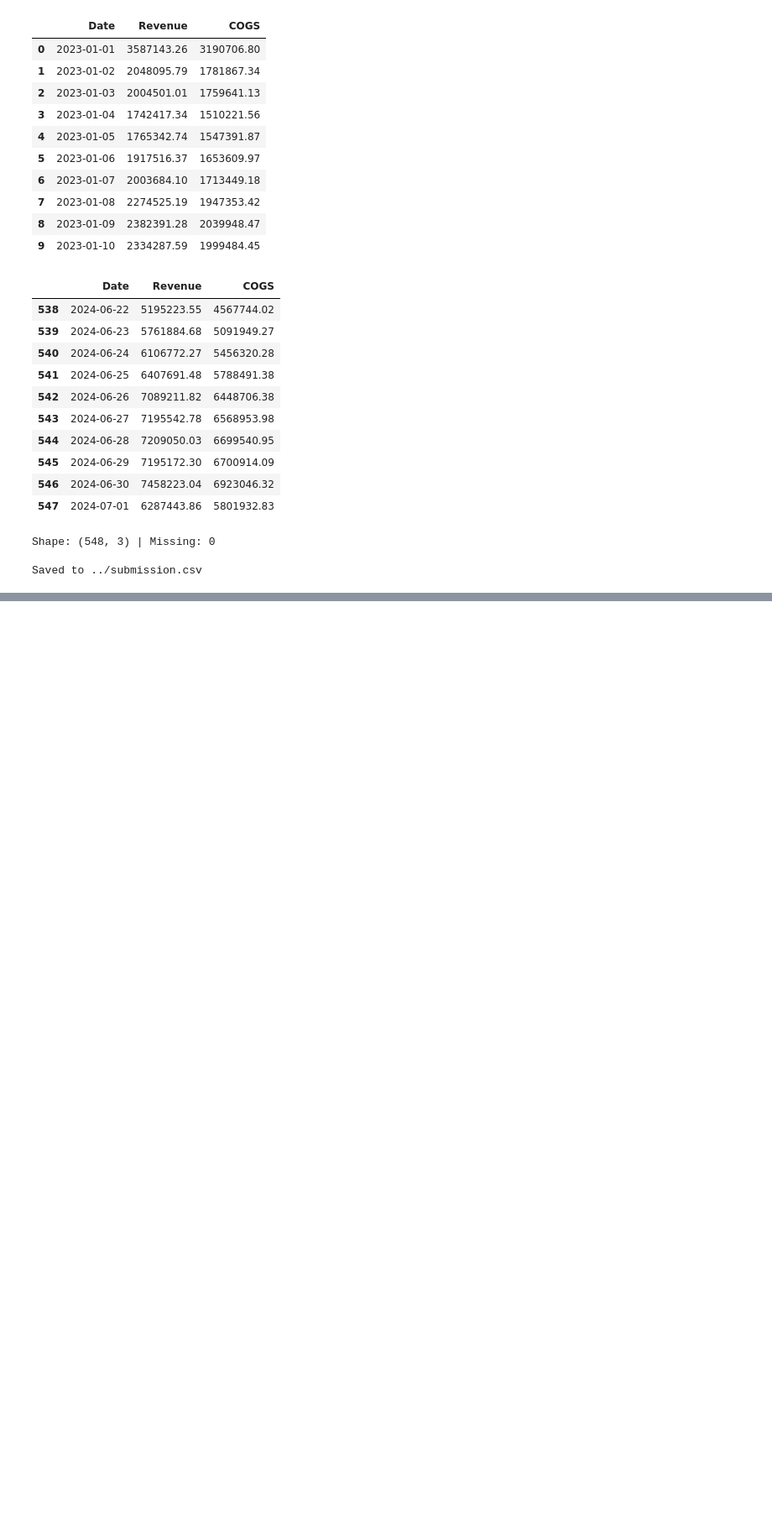
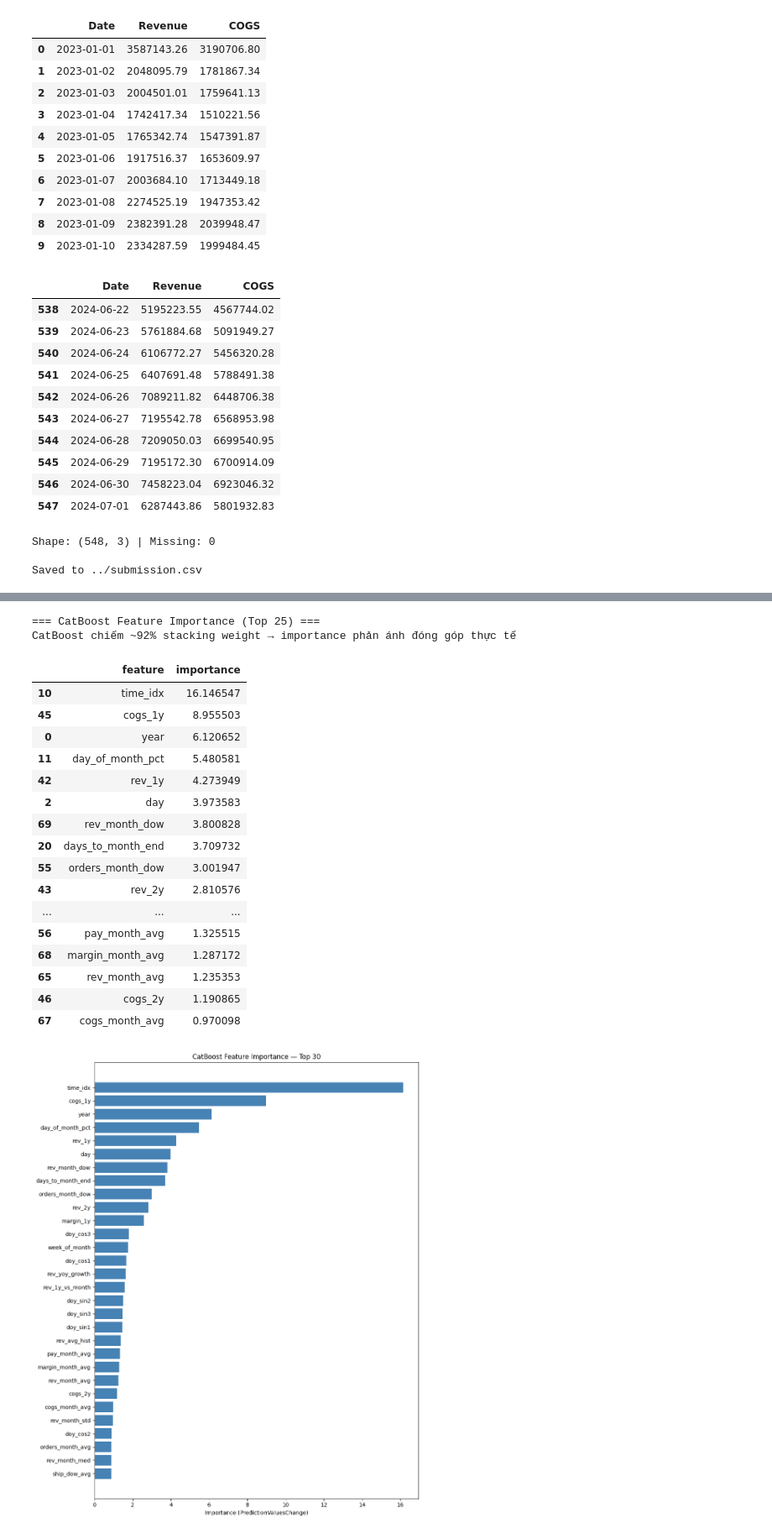
Before and after one commit to thangnguyennbk-sys/HCMUS.RICONS---Datathon, a Jupyter notebook: 03_modelling/part3.ipynb, the cells around one changed output, grey strips where cells are left out. Shown at 84% size. Drawn from its saved outputs; the diff is of its cells as text; code cells hidden in the pictures; blank space fills up the shorter version.

```diff
--- a/03_modelling/part3.ipynb
+++ b/03_modelling/part3.ipynb
@@ -445,6 +500,17 @@ def create_features(df, sales_full, min_date):
     df["rev_month_med"] = df["month"].map(rev_month_med)
 
 
+
+    # NEW: merge analysis features
+    df["pv_month"] = df["month"].map(pv_month_avg)
+    df["pv_dow"] = df["dayofweek"].map(pv_dow_avg)
+    df["bounce_month"] = df["month"].map(bounce_month_avg)
+    df["bounce_dow"] = df["dayofweek"].map(bounce_dow_avg)
+    df["duration_month"] = df["month"].map(duration_month_avg)
+    df["inst_month"] = df["month"].map(inst_month_avg)
+    df["avg_refund_month"] = df["month"].map(avg_refund_month)
+    df["items_per_order_month"] = df["month"].map(items_per_order_month)
+    df["pay_per_order_month"] = df["month"].map(pay_per_order_month)
     # Promotions
     df["is_promo"] = df["Date"].apply(is_in_promo)
     return df
@@ -811,3 +832,55 @@ Bottom 5 Features (it quan trong nhat):
+# %%
+# Train CatBoost on full data for importance analysis (CatBoost = 92% stacking weight)
+import matplotlib.pyplot as plt
+from catboost import CatBoostRegressor
+
+final_cat = CatBoostRegressor(iterations=1200, learning_rate=0.02, max_depth=8,
+    l2_leaf_reg=5.0, random_seed=42, verbose=0)
+final_cat.fit(X_full, np.log1p(y_rev))
+
+# Get feature importance
+imp = pd.DataFrame({
+    "feature": feature_cols,
+    "importance": final_cat.get_feature_importance()
+}).sort_values("importance", ascending=False)
+
+print("=== CatBoost Feature Importance (Top 25) ===")
+print("CatBoost chiếm ~92% stacking weight → importance phản ánh đóng góp thực tế")
+print()
+display(imp.head(25))
+
+# Plot
+fig, ax = plt.subplots(figsize=(10, 12))
+top30 = imp.head(30)
+ax.barh(range(len(top30)), top30["importance"].values, color="steelblue")
+ax.set_yticks(range(len(top30)))
+ax.set_yticklabels(top30["feature"].values)
+ax.invert_yaxis()
+ax.set_xlabel("Importance (PredictionValuesChange)")
+ax.set_title("CatBoost Feature Importance — Top 30")
+plt.tight_layout()
+plt.show()
+# %% [output]
+=== CatBoost Feature Importance (Top 25) ===
+CatBoost chiếm ~92% stacking weight → importance phản ánh đóng góp thực tế
+|  | feature | importance |
+| 10 | time_idx | 16.146547 |
+| 45 | cogs_1y | 8.955503 |
+| 0 | year | 6.120652 |
+| 11 | day_of_month_pct | 5.480581 |
+| 42 | rev_1y | 4.273949 |
+| 2 | day | 3.973583 |
+| 69 | rev_month_dow | 3.800828 |
+| 20 | days_to_month_end | 3.709732 |
+| 55 | orders_month_dow | 3.001947 |
+| 43 | rev_2y | 2.810576 |
+| ... | ... | ... |
+| 56 | pay_month_avg | 1.325515 |
+| 68 | margin_month_avg | 1.287172 |
+| 65 | rev_month_avg | 1.235353 |
+| 46 | cogs_2y | 1.190865 |
+| 67 | cogs_month_avg | 0.970098 |
+[figure, added]
 # %% [markdown]
 ### 7.2. SHAP Values — Per-sample Explanation
 
```
Also changed, not shown: parts of 10 cells of this notebook, 1 other file.
